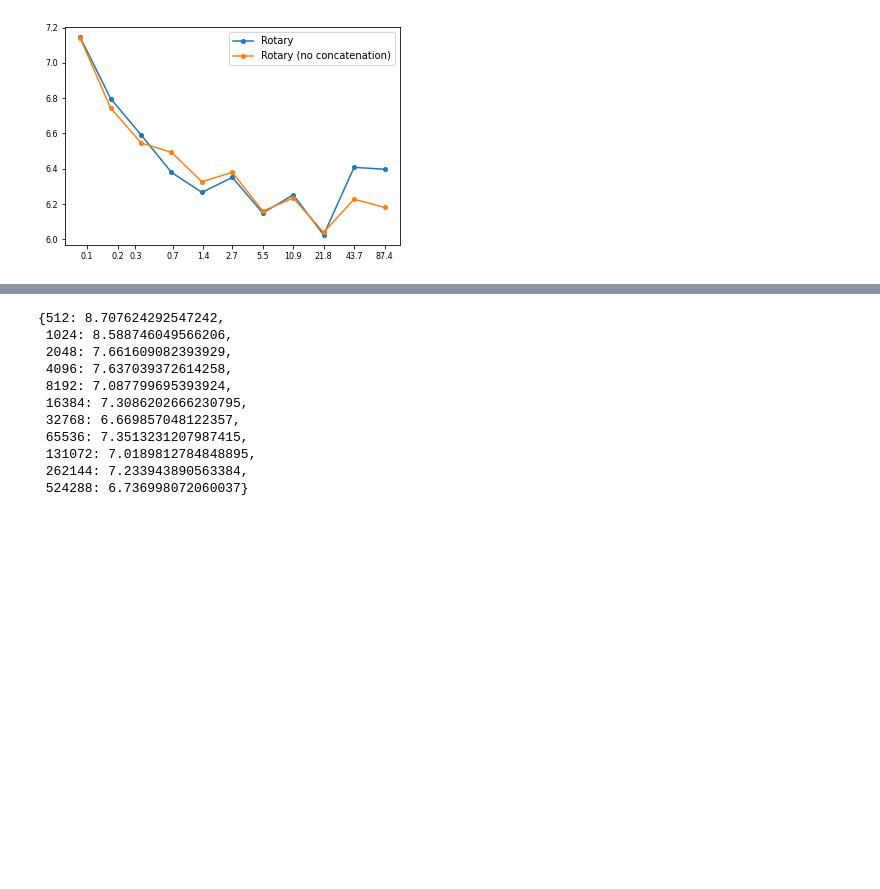
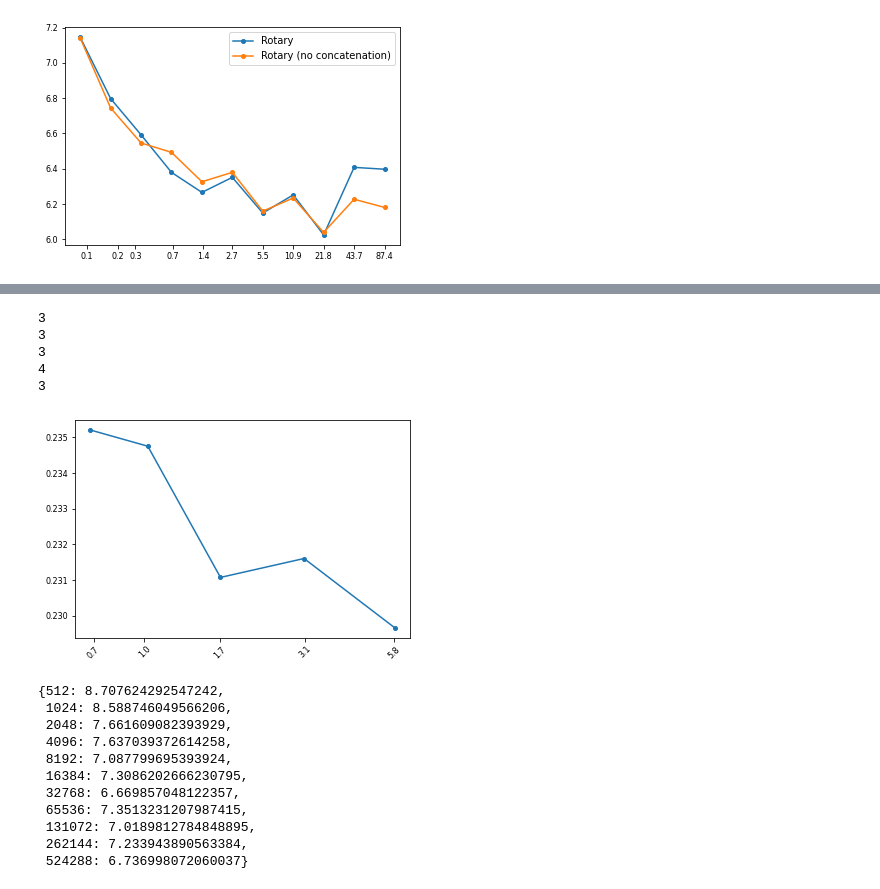
Before and after one commit to robflynnyh/long-context-asr, a Jupyter notebook: eval/results/eval.ipynb, the cells around one changed output, grey strips where cells are left out. Drawn from its saved outputs; the diff is of its cells as text; code cells hidden in the pictures; blank space fills up the shorter version.

```diff
--- a/eval/results/eval.ipynb
+++ b/eval/results/eval.ipynb
@@ -816,3 +859,31 @@ plt.show()
+# %%
+data = pd.read_csv('tta_beyond_windowbuffer_rb_post_windowed_attn.csv')
+
+
+buffers = {el:int(el.split('buffer-')[1].split('_')[0])*1 for el in list(data.name)}
+results = {}
+for buffer in sorted(list(set(buffers.keys()))):
+    #results[buffers[buffer]] =
+    print(len(data.loc[data['name'] == buffer].wer))
+    results[round((buffers[buffer]*10.24*2 + 10.24*2)/60,3)] = data.loc[data['name'] == buffer].wer.mean()
+
+plt.plot([el for el in sorted(results.keys())], [results[key] for key in sorted(results.keys())], marker='o', markersize=4)
+
+
+ax=plt.gca()
+ax.set_xscale('log', basex=2)
+ax.set_xticks([round(el,1) for el in sorted(results.keys())])
+ax.get_xaxis().set_major_formatter(matplotlib.ticker.ScalarFormatter())
+plt.rc('xtick', labelsize=tw)
+plt.xticks(rotation=rot)
+plt.rc('ytick', labelsize=tw)
+# %% [output]
+3
+3
+3
+4
+3
+[figure, added]
 # %%
 get_pdcrease_at_x(data, data2)
 # %% [output]
```
Also changed, not shown: parts of 3 cells of this notebook, 7 other files.
